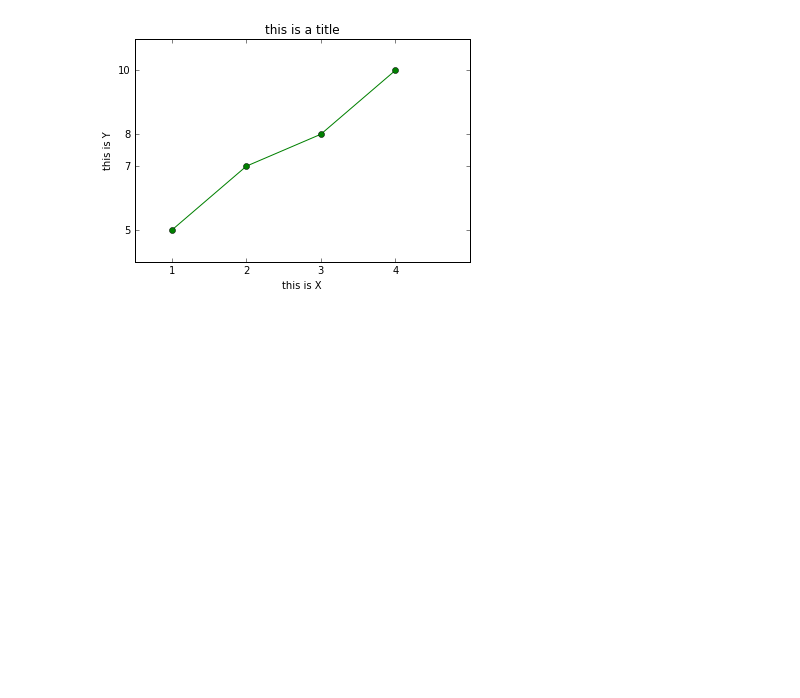
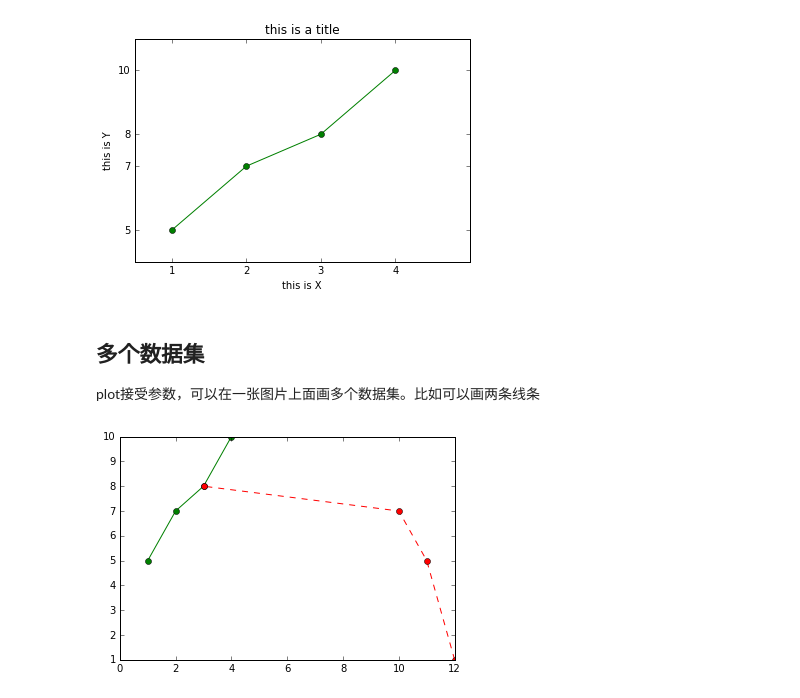
Before and after one commit to woosley/python-topic, a Jupyter notebook: matplotlib.ipynb, the cells around one changed output. Cells and saved outputs as stored; diff of their text form; code cells hidden in the pictures; blank space fills up the shorter version.

```diff
--- a/matplotlib.ipynb
+++ b/matplotlib.ipynb
@@ -80,3 +80,11 @@ plt.title("this is a title")
 plt.show()
 # %% [output]
 [figure]
+# %% [markdown]
+## 多个数据集
+plot接受参数，可以在一张图片上面画多个数据集。比如可以画两条线条
+# %%
+plt.plot(x, y, '-go', [12, 11, 10, 3],  [1, 5, 7, 8], '--ro')
+plt.show()
+# %% [output]
+[figure, added]
```
Also changed, not shown: parts of 4 cells of this notebook.
